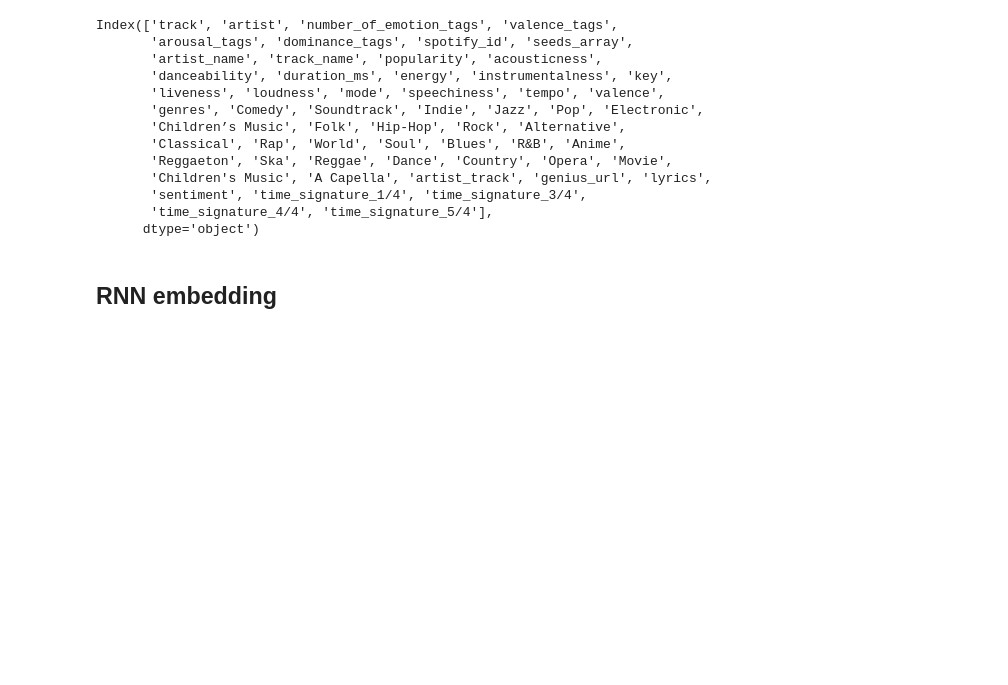
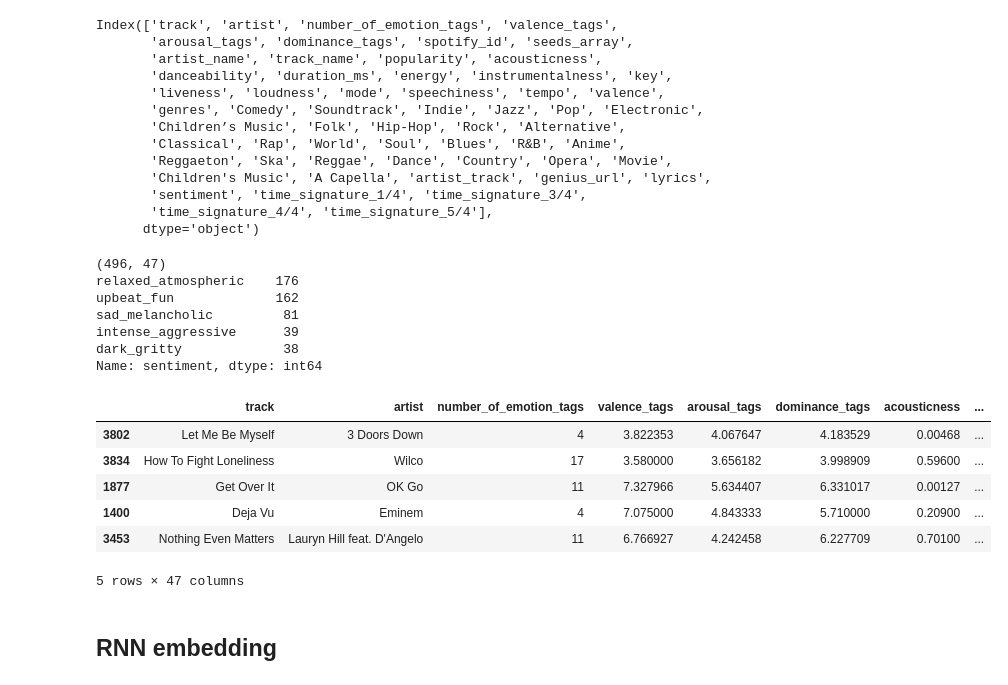
Before and after one commit to zarkoblagojevic00/music-sentiment-analysis, a Jupyter notebook: NLP_Classfication.ipynb, the cells around one changed output. Saved outputs shown, nothing was run; the diff lists cells and outputs as text; code cells hidden in the pictures; blank space fills up the shorter version.

```diff
--- a/NLP_Classfication.ipynb
+++ b/NLP_Classfication.ipynb
@@ -233,7 +233,7 @@ Index(['track', 'artist', 'number_of_emotion_tags', 'valence_tags',
       dtype='object')
 # %%
 def train_val_test_prep(df):
-    df = df.drop(columns=['track', 'artist', 'key', 'genres', 'spotify_id', 'seeds_array', 'artist_name', 'track_name', 'popularity', 'duration_ms', 'A Capella', 'artist_track', 'genius_url'])
+    df = df.drop(columns=['key', 'spotify_id', 'seeds_array', 'artist_name', 'track_name', 'popularity', 'duration_ms', 'A Capella', 'artist_track', 'genius_url'])
     encoder = LabelEncoder().fit(df['sentiment'])
     labels = dict(zip(encoder.classes_, encoder.transform(encoder.classes_)))
     df['target'] = encoder.transform(df['sentiment'])
@@ -252,3 +252,22 @@ train, val, test = train_val_test_prep(df)
 lyrics_train, meta_train, y_train = train['lyrics'], train.drop(columns=['lyrics', 'target', 'sentiment']), train['target']
 lyrics_val, meta_val, y_val =  val['lyrics'], val.drop(columns=['lyrics', 'target', 'sentiment']), val['target']
 lyrics_test, meta_test, y_test =  test['lyrics'], test.drop(columns=['lyrics', 'target', 'sentiment']), test['target']
+# %%
+print(test.shape)
+print(test["sentiment"].value_counts())
+test.head()
+# %% [output]
+(496, 47)
+relaxed_atmospheric    176
+upbeat_fun             162
+sad_melancholic         81
+intense_aggressive      39
+dark_gritty             38
+Name: sentiment, dtype: int64
+|  | track | artist | number_of_emotion_tags | valence_tags | arousal_tags | dominance_tags | acousticness | ... |
+| 3802 | Let Me Be Myself | 3 Doors Down | 4 | 3.822353 | 4.067647 | 4.183529 | 0.00468 | ... |
+| 3834 | How To Fight Loneliness | Wilco | 17 | 3.580000 | 3.656182 | 3.998909 | 0.59600 | ... |
+| 1877 | Get Over It | OK Go | 11 | 7.327966 | 5.634407 | 6.331017 | 0.00127 | ... |
+| 1400 | Deja Vu | Eminem | 4 | 7.075000 | 4.843333 | 5.710000 | 0.20900 | ... |
+| 3453 | Nothing Even Matters | Lauryn Hill feat. D'Angelo | 11 | 6.766927 | 4.242458 | 6.227709 | 0.70100 | ... |
+5 rows × 47 columns
```
Also changed, not shown: parts of 4 cells of this notebook, 8 other files.
